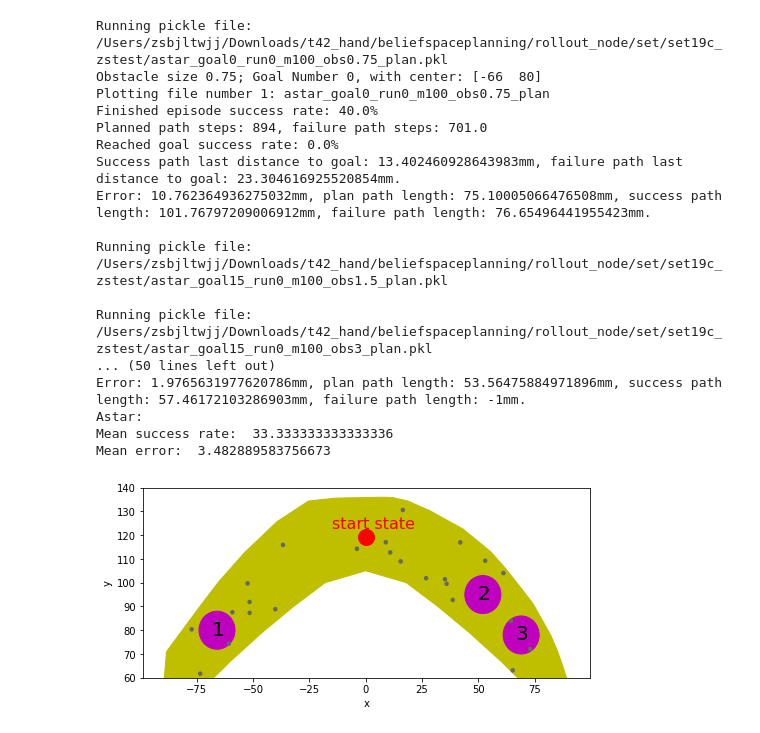
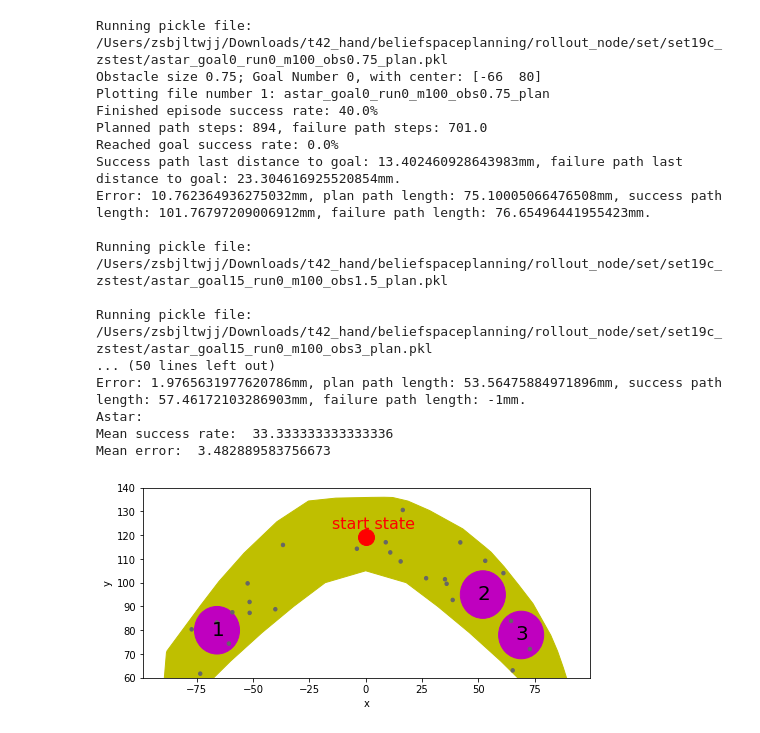
Before and after one commit to ShuoZ9379/t42_hand, a Jupyter notebook: beliefspaceplanning/rollout_node/src/zs_run_set_test].ipynb, the cells around one changed output. Drawn from its saved outputs; the diff is of its cells as text; code cells hidden in the pictures.

```diff
--- a/beliefspaceplanning/rollout_node/src/zs_run_set_test].ipynb
+++ b/beliefspaceplanning/rollout_node/src/zs_run_set_test].ipynb
@@ -157,9 +157,10 @@ else:
     idx = [0, 8, 15]
 
     j = 1
+    r=10.
     for i in idx:
         ctr = C[i]
-        goal_plan = plt.Circle((ctr[0], ctr[1]), 8., color='m')
+        goal_plan = plt.Circle((ctr[0], ctr[1]), r, color='m')
         ax.add_artist(goal_plan)
         plt.text(ctr[0]-2.5, ctr[1]-2, str(j), fontsize=20)
         j += 1
@@ -472,34 +473,34 @@ else:
                         csv.write(str(Sum[key][loc, j]) + ',')
             csv.write('\n')
 
         print("Astar: ")
         print("Mean success rate: ", np.mean(np.array(Pastar)))
         print("Mean error: ", np.mean(np.array(Acastar)))
         #print "Naive: "
         #print "Mean success rate: ", np.mean(np.array(Pn))
         #print "Mean error: ", np.mean(np.array(Acn))
         #print "Critic: "
         #print "Mean success rate: ", np.mean(np.array(Pc))
         #print "Mean error: ", np.mean(np.array(Acc))
 # %% [output]
 Running pickle file: /Users/zsbjltwjj/Downloads/t42_hand/beliefspaceplanning/rollout_node/set/set19c_zstest/astar_goal0_run0_m100_obs0.75_plan.pkl
 Obstacle size 0.75; Goal Number 0, with center: [-66  80]
 Plotting file number 1: astar_goal0_run0_m100_obs0.75_plan
 Finished episode success rate: 40.0%
 Planned path steps: 894, failure path steps: 701.0
 Reached goal success rate: 0.0%
 Success path last distance to goal: 13.402460928643983mm, failure path last distance to goal: 23.304616925520854mm.
 Error: 10.762364936275032mm, plan path length: 75.10005066476508mm, success path length: 101.76797209006912mm, failure path length: 76.65496441955423mm.
 
 Running pickle file: /Users/zsbjltwjj/Downloads/t42_hand/beliefspaceplanning/rollout_node/set/set19c_zstest/astar_goal15_run0_m100_obs1.5_plan.pkl
 
 Running pickle file: /Users/zsbjltwjj/Downloads/t42_hand/beliefspaceplanning/rollout_node/set/set19c_zstest/astar_goal15_run0_m100_obs3_plan.pkl
 ... (50 lines left out)
 Error: 1.9765631977620786mm, plan path length: 53.56475884971896mm, success path length: 57.46172103286903mm, failure path length: -1mm.
 Astar:
 Mean success rate:  33.333333333333336
 Mean error:  3.482889583756673
-[figure, old version]
+[figure, new version]
 [figure]
 [figure]
 [figure]
```
Also changed, not shown: 3 other files.
